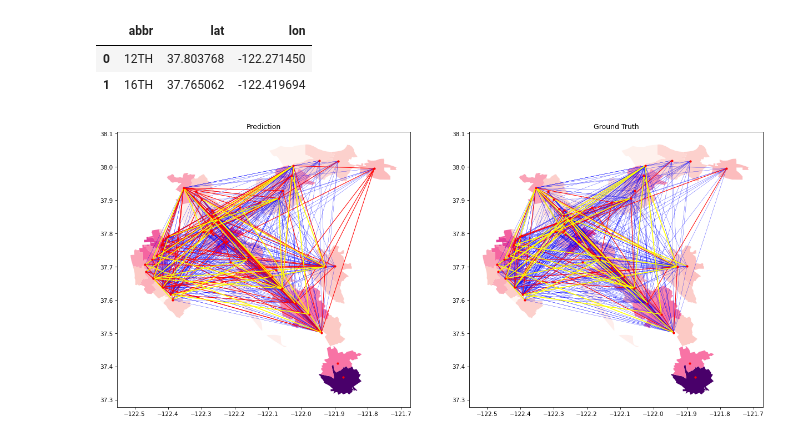
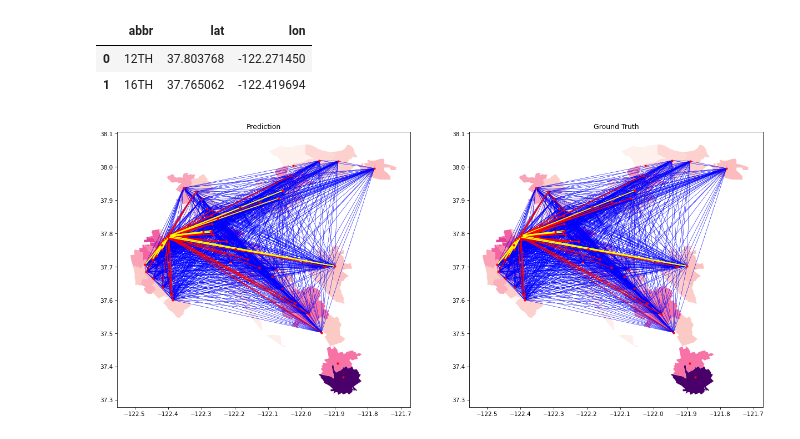
Before and after one commit to khzhang2/BART_Ridership_Prediction, a Jupyter notebook: Deep Gravity - Model - Conv.ipynb, the cells around one changed output. Drawn from its saved outputs; the diff is of its cells as text; code cells hidden in the pictures.

```diff
--- a/Deep Gravity - Model - Conv.ipynb
+++ b/Deep Gravity - Model - Conv.ipynb
@@ -204,7 +244,7 @@ Estimated Total Size (MB): 150.99
 # %%
 model.train()
 
-epochs = 1000
+epochs = 1500
 
 # assert len(src_loader) == len(tar_loader)
 
@@ -217,11 +257,11 @@ for e in range(epochs):
             iter_train = iter(loader_train)
             X, y = iter_train.next()
 
-        out, hid = model(X)
+        out = model(X)
 #         ipdb.set_trace()
         loss = loss_func(out, y)
 
-        out_val, _ = model(X_val)
+        out_val = model(X_val)
 #         ipdb.set_trace()
         loss_val = loss_func(out_val, y_val)
 
@@ -231,7 +271,7 @@ for e in range(epochs):
 
         loss_set_val.append(loss_val.cpu().detach().numpy())
         loss_set_train.append(loss.cpu().detach().numpy())
-        hid_set.append(hid)
+#         hid_set.append(hid)
     if e%50==0:
         print('Epoch %i   success, val loss:%.6f, train loss:%.6f'%(
             e, loss_val.cpu().detach().numpy(), loss.cpu().detach().numpy()
@@ -284,18 +321,18 @@ plot_loss(loss_set_val, loss_set_train, 'Loss')
 # %% [markdown]
 ## Preliminary visualization of the prediction upon the validation dataset
 # %%
-# device = torch.device("cuda" if torch.cuda.is_available() else "cpu")
-# prop = 0.7
-# l = int(OD_4d.shape[0]*prop)
+device = torch.device("cuda" if torch.cuda.is_available() else "cpu")
+prop = 0.7
+l = int(OD_4d.shape[0]*prop)
 
-# X_val = torch.tensor(OD_4d[l:, :, :, :], dtype=torch.float32).to(device)
-# y_val = torch.tensor(OD_4d[l:, :, :, :], dtype=torch.float32).to(device)
+X_val = torch.tensor(OD_4d[l:, :t_past+1, :, :], dtype=torch.float32).to(device)
+y_val = torch.tensor(OD_4d[l:, t_past+1:, :, :], dtype=torch.float32).to(device)
 
-# model = GraphRidershipNet(adj_mat, inp_size, feature_size=data_X_org.shape[0]-3).to(device)
-# model.load_state_dict(torch.load('./models/model_47stations_graph.pth'))
-# model.eval()
+model = GraphRidershipNet(adj_mat, inp_size, inp_ch_size, t_future, feature_size=data_X_org.shape[1]-3).to(device)
+model.load_state_dict(torch.load('./models/model_47stations_conv.pth'))
+model.eval()
 
-# out_val, hid_val = model(X_val)
+out_val = model(X_val)
 # %%
 summary(model, [300,inp_ch_size,47,47])
 # %% [output]
@@ -430,75 +469,74 @@ for i in pred_stations.index:
         lon_dest = bart_coor.loc[bart_coor['abbr']==station_dest, 'lon'].values[0]
         lat_dest = bart_coor.loc[bart_coor['abbr']==station_dest, 'lat'].values[0]
 
-        dest_ind = i-34
-        origin_ind = j+1
-        trip_ind = dest_ind*origin_ind - 1
+        dest_ind = i
+        origin_ind = j
 
-        if pred[trip_ind]<0.3:
+        if pred[origin_ind, dest_ind]-pred.min()<(pred.max()-pred.min())*0.3:
             low_lon_pred_dest.append(lon_dest)
             low_lat_pred_dest.append(lat_dest)
             low_lon_pred_origin.append(lon_origin)
             low_lat_pred_origin.append(lat_origin)
 #             ax0.plot([lon_origin, lon_dest], [lat_origin, lat_dest], 'b', lw=0.1)
-        elif pred[trip_ind]>=0.3 and pred[trip_ind]<0.6:
+        elif pred[origin_ind, dest_ind]-pred.min()>=(pred.max()-pred.min())*0.3 and pred[origin_ind, dest_ind]-pred.min()<(pred.max()-pred.min())*0.6:
             mid_lon_pred_dest.append(lon_dest)
             mid_lat_pred_dest.append(lat_dest)
             mid_lon_pred_origin.append(lon_origin)
             mid_lat_pred_origin.append(lat_origin)
 #             ax0.plot([lon_origin, lon_dest], [lat_origin, lat_dest], 'red', lw=0.6)
-        elif pred[trip_ind]>=0.6:
+        elif pred[origin_ind, dest_ind]-pred.min()>=(pred.max()-pred.min())*0.6:
             high_lon_pred_dest.append(lon_dest)
             high_lat_pred_dest.append(lat_dest)
             high_lon_pred_origin.append(lon_origin)
             high_lat_pred_origin.append(lat_origin)
 #             ax0.plot([lon_origin, lon_dest], [lat_origin, lat_dest], 'yellow', lw=2)
 
-        if labels[trip_ind]<0.3:
+        if labels[origin_ind, dest_ind]-labels.min()<(labels.max()-labels.min())*0.3:
             low_lon_labels_dest.append(lon_dest)
             low_lat_labels_dest.append(lat_dest)
             low_lon_labels_origin.append(lon_origin)
             low_lat_labels_origin.append(lat_origin)
 #             ax1.plot([lon_origin, lon_dest], [lat_origin, lat_dest], 'b', lw=0.1)
-        elif labels[trip_ind]>=0.3 and labels[trip_ind]<0.6:
+        elif labels[origin_ind, dest_ind]-labels.min()>=(labels.max()-labels.min())*0.3 and labels[origin_ind, dest_ind]-labels.min()<(labels.max()-labels.min())*0.6:
             mid_lon_labels_dest.append(lon_dest)
             mid_lat_labels_dest.append(lat_dest)
             mid_lon_labels_origin.append(lon_origin)
             mid_lat_labels_origin.append(lat_origin)
 #             ax1.plot([lon_origin, lon_dest], [lat_origin, lat_dest], 'red', lw=0.6)
-        elif labels[trip_ind]>=0.6:
+        elif labels[origin_ind, dest_ind]-labels.min()>=(labels.max()-labels.min())*0.6:
             high_lon_labels_dest.append(lon_dest)
             high_lat_labels_dest.append(lat_dest)
             high_lon_labels_origin.append(lon_origin)
             high_lat_labels_origin.append(lat_origin)
 #             ax1.plot([lon_origin, lon_dest], [lat_origin, lat_dest], 'yellow', lw=2)
 
 for i in range(len(low_lon_pred_dest)):
     ax0.plot([low_lon_pred_origin[i], low_lon_pred_dest[i]], [low_lat_pred_origin[i], low_lat_pred_dest[i]], 'b', lw=0.3)
 
 for i in range(len(mid_lon_pred_dest)):
     ax0.plot([mid_lon_pred_origin[i], mid_lon_pred_dest[i]], [mid_lat_pred_origin[i], mid_lat_pred_dest[i]], 'red', lw=1)
 
 for i in range(len(high_lon_pred_dest)):
     ax0.plot([high_lon_pred_origin[i], high_lon_pred_dest[i]], [high_lat_pred_origin[i], high_lat_pred_dest[i]], 'yellow', lw=1.5)
 
 for i in range(len(low_lon_labels_dest)):
     ax1.plot([low_lon_labels_origin[i], low_lon_labels_dest[i]], [low_lat_labels_origin[i], low_lat_labels_dest[i]], 'b', lw=0.3)
 
 for i in range(len(mid_lon_labels_dest)):
     ax1.plot([mid_lon_labels_origin[i], mid_lon_labels_dest[i]], [mid_lat_labels_origin[i], mid_lat_labels_dest[i]], 'red', lw=1)
 
 for i in range(len(high_lon_labels_dest)):
     ax1.plot([high_lon_labels_origin[i], high_lon_labels_dest[i]], [high_lat_labels_origin[i], high_lat_labels_dest[i]], 'yellow', lw=1.5)
 
 
 
 # plot stations
 for i in bart_coor.index:
     lon = bart_coor.loc[i, 'lon']
     lat = bart_coor.loc[i, 'lat']
     ax0.plot(lon, lat, 'r.')
     ax1.plot(lon, lat, 'r.')
 # %% [output]
-[figure, old version]
+[figure, new version]
 # %%
 # fig.savefig('./outputs/comp.jpg', dpi=700)
```
Also changed, not shown: parts of 24 cells of this notebook.
